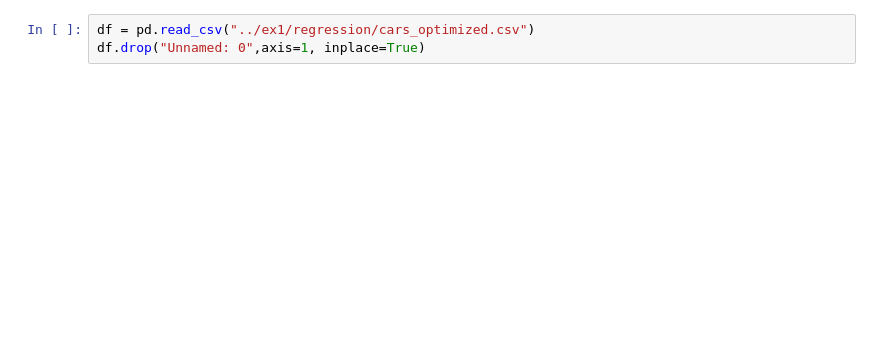
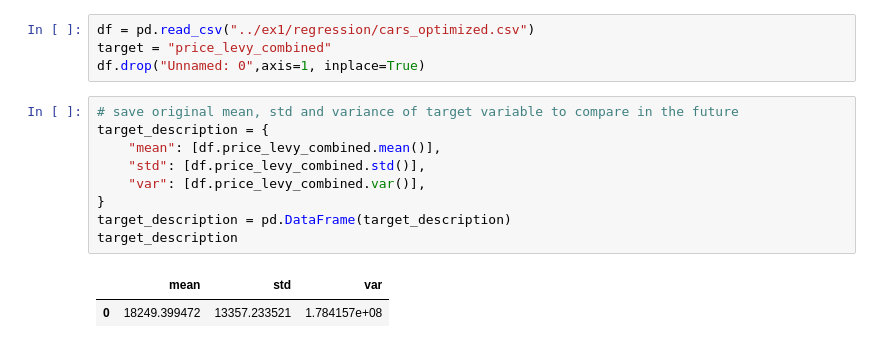
Before and after one commit to KirSobolev/Advanced-data-analytics, a Jupyter notebook: ex2/regression.ipynb, the cells around one changed output. Drawn from its saved outputs; the diff is of its cells as text; blank space fills up the shorter version.

```diff
--- a/ex2/regression.ipynb
+++ b/ex2/regression.ipynb
@@ -7,3 +21,16 @@ from ctgan import CTGAN
 # %%
 df = pd.read_csv("../ex1/regression/cars_optimized.csv")
+target = "price_levy_combined"
 df.drop("Unnamed: 0",axis=1, inplace=True)
+# %%
+# save original mean, std and variance of target variable to compare in the future
+target_description = {
+    "mean": [df.price_levy_combined.mean()],
+    "std": [df.price_levy_combined.std()],
+    "var": [df.price_levy_combined.var()],
+}
+target_description = pd.DataFrame(target_description)
+target_description
+# %% [output]
+|  | mean | std | var |
+| 0 | 18249.399472 | 13357.233521 | 1.784157e+08 |
```
Also changed, not shown: parts of 31 cells of this notebook, 1 other file.
